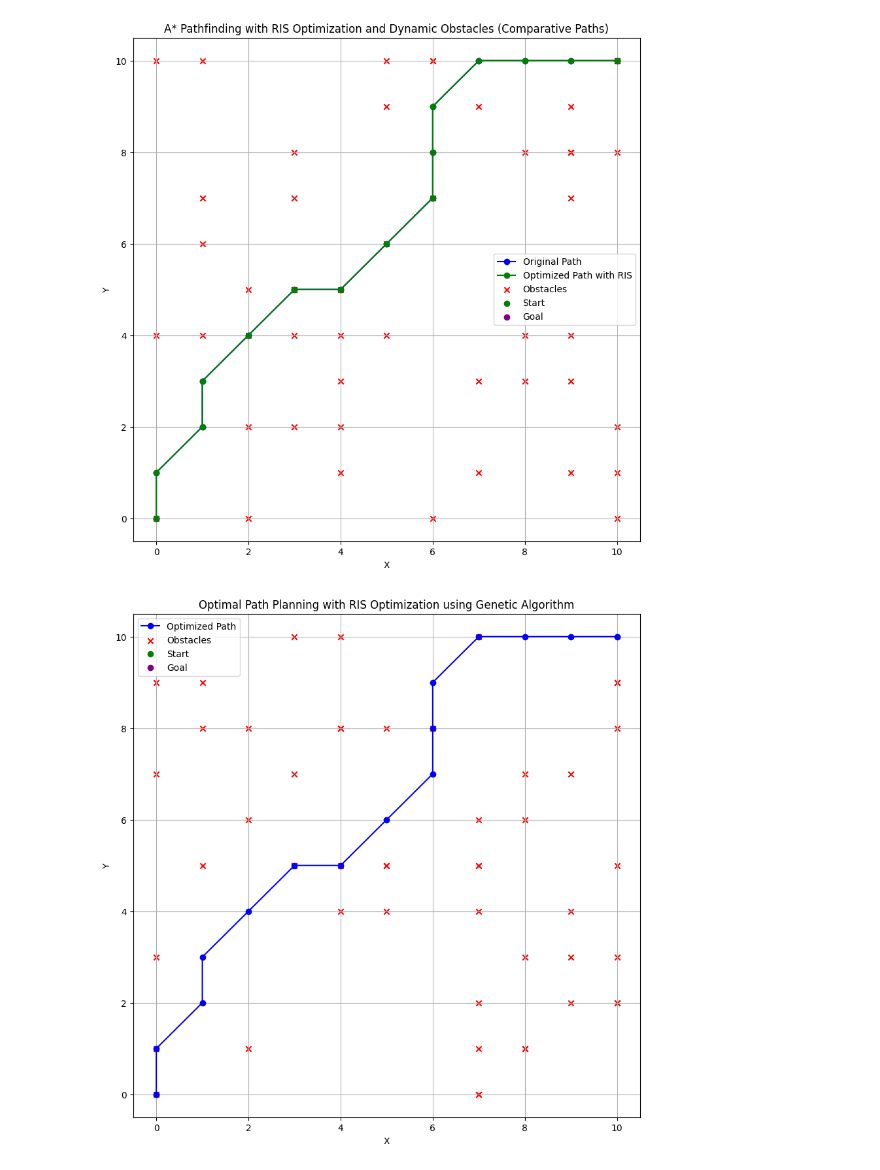
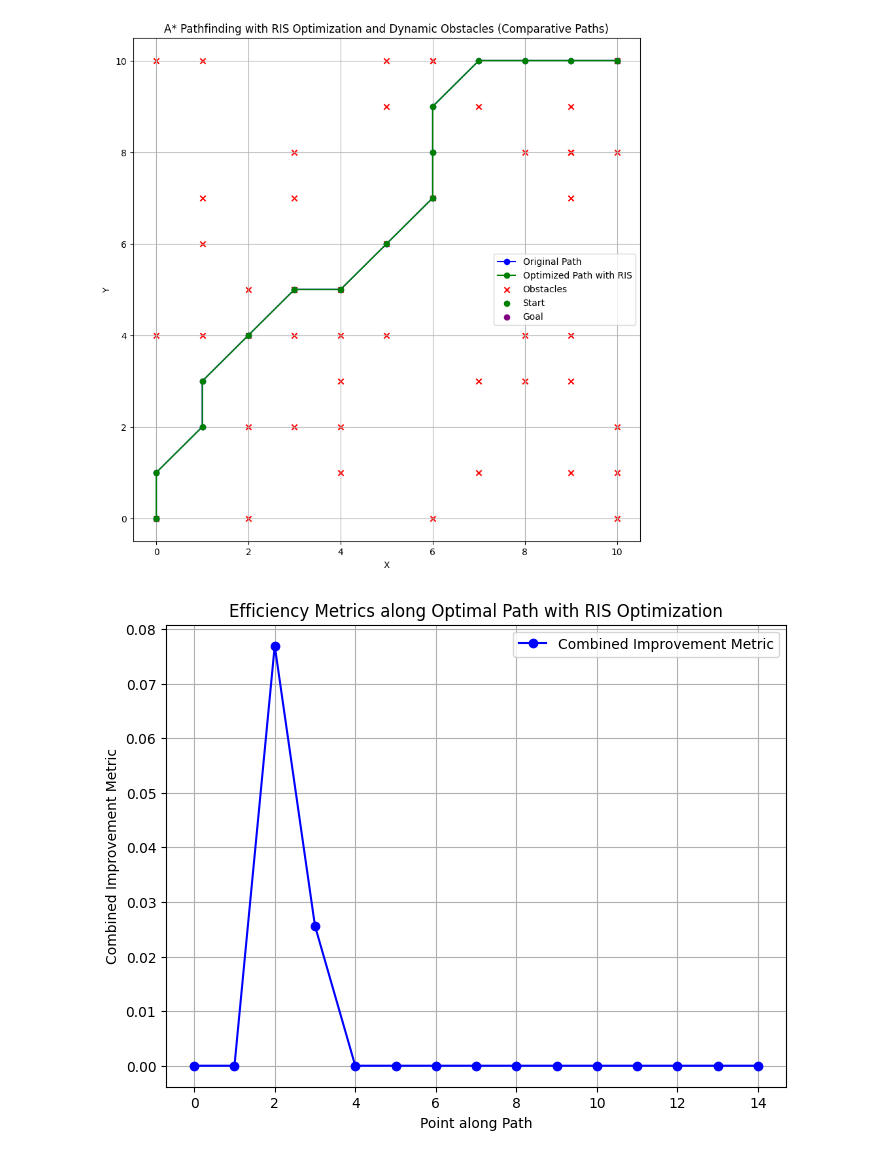
Before and after one commit to AdityaPote/UAV-RIS-Optimization, a Jupyter notebook: Trial runs/C.ipynb, the cells around one changed output. Saved outputs shown, nothing was run; the diff lists cells and outputs as text; code cells hidden in the pictures.

Commit message:
Efficiency Metrics
Signed-off-by: Aditya <adikpote@gmail.com>

```diff
--- a/Trial runs/C.ipynb
+++ b/Trial runs/C.ipynb
@@ -564,7 +564,7 @@ num_elements = 100
 elements = np.random.normal(0.5, 0.1, (num_elements, 4))
 
 # Genetic Algorithm for optimal redistribution of RIS elements
-def genetic_algorithm(population_size=1000, num_generations=1000, mutation_rate=0.2):
+def genetic_algorithm(population_size=100, num_generations=100, mutation_rate=0.1):
     population = [np.random.choice(range(num_elements), num_elements // 2, replace=False) for _ in range(population_size)]
 
     for _ in range(num_generations):
@@ -603,6 +603,7 @@ def genetic_algorithm(population_size=1000, num_generations=1000, mutation_rate=
 def heuristic(a, b):
     return abs(a[0] - b[0]) + abs(a[1] - b[1])
 
+# Calculate SNR and power based on element indices
 def calculate_snr_power(energy_indices, signal_indices):
     energy_power = np.sum(elements[energy_indices, 1])  # Total energy power
     signal_power = np.sum(elements[signal_indices, 1])  # Total signal power
@@ -610,14 +611,21 @@ def calculate_snr_power(energy_indices, signal_indices):
     energy_distance = np.sum(elements[energy_indices, 2])  # Sum of distances for energy elements
     signal_distance = np.sum(elements[signal_indices, 2])  # Sum of distances for signal elements
 
+    # Add epsilon to avoid division by zero and negative values
+    epsilon = 1e-10
+
     # Calculate SNR considering Friis free space model
-    snr = (signal_power / signal_distance**2) / (energy_power / energy_distance**2)
+    if energy_power < epsilon or energy_distance < epsilon:
+        snr = 0
+    else:
+        snr = (signal_power / (signal_distance**2 + epsilon)) / (energy_power / (energy_distance**2 + epsilon))
 
     # Introduce Rayleigh fading effect
     snr *= np.random.rayleigh()
 
     power = energy_power + signal_power  # Total power
     return snr, power
+
 
 def astar_with_ris(start, goal, max_iterations=30000):
     open_list = [(0, start)]
@@ -650,31 +658,101 @@ def astar_with_ris(start, goal, max_iterations=30000):
                     total_cost = w_pathfinding * pathfinding_cost + w_snr_improvement * snr_improvement + w_power_reduction * power_reduction
                     heappush(open_list, (total_cost, neighbor))
 
         iterations += 1
 
     return None
 
+# Define the weights for optimization factors
+w_snr_improvement = 0.3
+w_power_reduction = 0.2
+
+# Optimize RIS distribution at a point
+def optimize_ris_distribution_at_point(point, current_energy_indices, current_signal_indices):
+    # Calculate the distance from the current point to the goal
+    distance_to_goal = np.sqrt((goal[0] - point[0]) ** 2 + (goal[1] - point[1]) ** 2)
+
+    # Determine the optimization factor based on distance to goal
+    optimization_factor = 1.0 - distance_to_goal / np.sqrt(grid_size ** 2 + grid_size ** 2)
+
+    # Define epsilon
+    epsilon = 1e-10
+
+    # Initialize arrays to keep track of indices to remove and add
+    indices_to_remove = []
+    indices_to_add = []
+
+    for idx in range(len(current_energy_indices)):
+        if np.random.rand() < optimization_factor:
+            indices_to_remove.append(idx)
+            indices_to_add.append(idx)
+
+    # Remove indices from updated_energy_indices
+    updated_energy_indices = np.delete(current_energy_indices, indices_to_remove)
+
+    # Add indices to updated_signal_indices
+    updated_signal_indices = np.append(current_signal_indices, current_energy_indices[indices_to_add])
+
+    # Calculate SNR and power based on the updated distribution
+    new_snr, new_power = calculate_snr_power(updated_energy_indices, updated_signal_indices)
+    old_snr, old_power = calculate_snr_power(current_energy_indices, current_signal_indices)
+
+    # Ensure both SNR improvement and power reduction are positive
+    snr_improvement = max(0, new_snr - old_snr)
+    power_reduction = max(0, old_power - new_power)
+
+    # Calculate energy efficiency
+    if power_reduction == 0:
+        energy_efficiency = 0
+    else:
+        energy_efficiency = snr_improvement / (power_reduction + epsilon)
+
+    # Calculate the combined improvement metric
+    combined_improvement_metric = w_snr_improvement * snr_improvement + w_power_reduction * power_reduction
+
+    return updated_energy_indices, updated_signal_indices, snr_improvement, power_reduction, energy_efficiency, combined_improvement_metric
+
+
 
 # Run the Genetic Algorithm
 best_energy_indices, best_signal_indices, best_snr, best_power = genetic_algorithm()
 
 # Find optimal path using A* pathfinding with RIS optimization
 path_with_ris = astar_with_ris(start, goal, max_iterations=50000)
 
 if path_with_ris is not None:
+    # Optimize RIS element distribution at every point along the path and calculate efficiencies
+    optimized_efficiency_metrics = []
+    current_energy_indices = best_energy_indices.copy()
+    current_signal_indices = best_signal_indices.copy()
+
+    for i, point in enumerate(path_with_ris):
+        current_energy_indices, current_signal_indices, snr_improvement, power_reduction, energy_efficiency, combined_improvement_metric = optimize_ris_distribution_at_point(point, current_energy_indices, current_signal_indices)
+        optimized_efficiency_metrics.append((i, point, snr_improvement, power_reduction, energy_efficiency, combined_improvement_metric))
+
+    # Visualize the efficiency metrics along the path
+    if optimized_efficiency_metrics:
+        plt.figure(figsize=(8, 6))
+        plt.plot([i for i, _, _, _, _, _ in optimized_efficiency_metrics], [combined_improvement_metric for _, _, _, _, _, combined_improvement_metric in optimized_efficiency_metrics], marker='o', linestyle='-', color='blue', label='Combined Improvement Metric')
+        plt.xlabel('Point along Path')
+        plt.ylabel('Combined Improvement Metric')
+        plt.title('Efficiency Metrics along Optimal Path with RIS Optimization')
+        plt.legend()
+        plt.grid(True)
+        plt.show()
+
     # Visualize the original and optimized paths along with obstacles
     plt.figure(figsize=(10, 10))
     plt.plot([p[0] for p in path_with_ris], [p[1] for p in path_with_ris], marker='o', linestyle='-', color='blue', label='Optimized Path')
     plt.scatter([o[0] for o in obstacles], [o[1] for o in obstacles], color='red', marker='x', label='Obstacles')
     plt.scatter(start[0], start[1], color='green', marker='o', label='Start')
     plt.scatter(goal[0], goal[1], color='purple', marker='o', label='Goal')
     plt.xlabel('X')
     plt.ylabel('Y')
     plt.title('Optimal Path Planning with RIS Optimization using Genetic Algorithm')
     plt.legend()
     plt.grid(True)
     plt.show()
 else:
     print("Path not found.")
 # %% [output]
-[figure, old version]
+[figure, new version]
```
Also changed, not shown: parts of 1 cell of this notebook.
